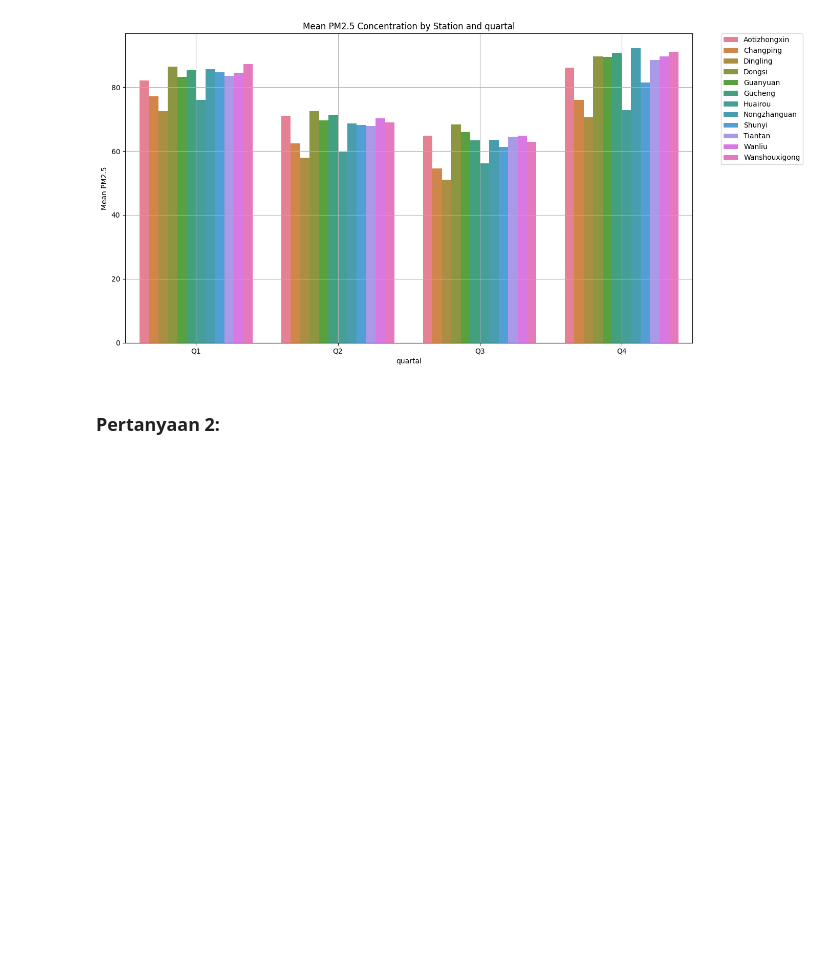
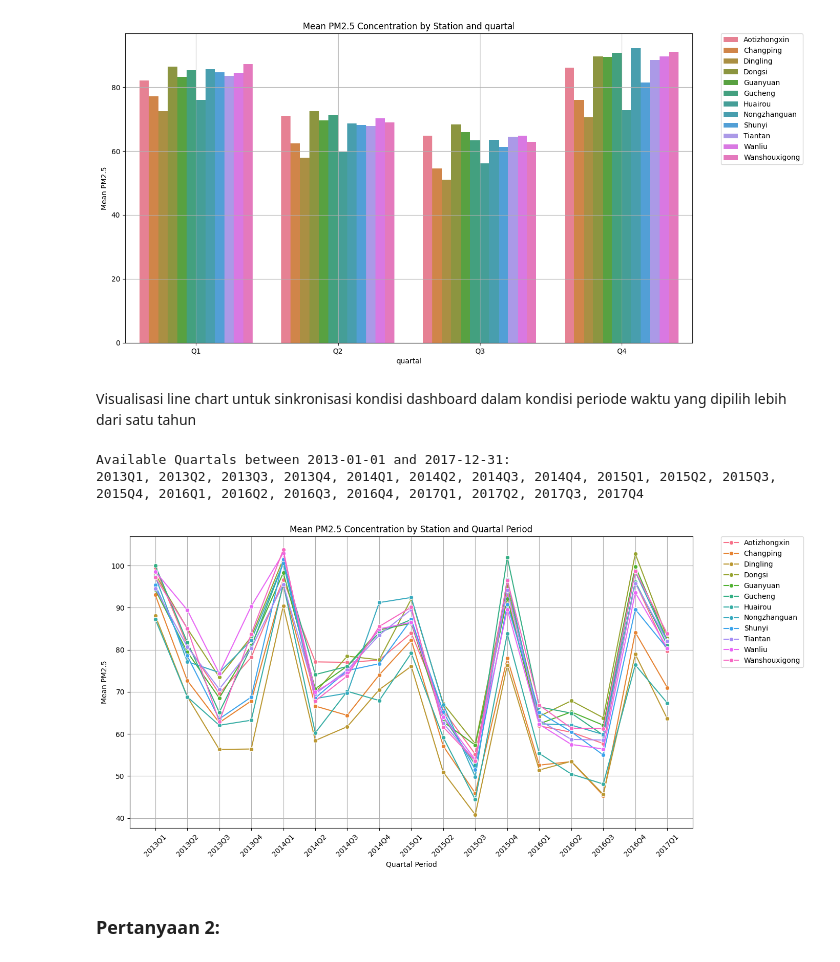
Before and after one commit to AdhiKrisna/Python-Data-Analisis-Krisna, a Jupyter notebook: notebook.ipynb, the cells around one changed output. Cells and saved outputs as stored; diff of their text form; code cells hidden in the pictures; blank space fills up the shorter version.

Commit message:
Update: revisi visualisasi line chart untuk kondisi periode waktu > 1 tahun

```diff
--- a/notebook.ipynb
+++ b/notebook.ipynb
@@ -602,6 +602,38 @@ plt.tight_layout()
 plt.show()
 # %% [output]
 [figure]
+# %% [markdown]
+Visualisasi line chart untuk sinkronisasi kondisi dashboard dalam kondisi periode waktu yang dipilih lebih dari satu tahun
+# %%
+start_date = '2013-01-01'
+end_date = '2017-12-31'
+
+# Generate available quartals within the date range
+available_quartals = pd.date_range(start=start_date, end=end_date, freq='Q-DEC').to_period('Q').astype(str)
+
+# Display the available quartals
+print(f"Available Quartals between {start_date} and {end_date}:")
+print(", ".join(available_quartals))
+
+# Filter the dataset to include only the available quartals
+used_df.loc[:, 'quartal_period'] = used_df['datetime'].dt.to_period('Q').astype(str)
+dynamic_quartal_stats = used_df[used_df['quartal_period'].isin(available_quartals)].groupby(['station', 'quartal_period'])['PM25'].agg(['mean', 'max', 'min']).reset_index()
+
+# Plot the dynamic quartal stats
+plt.figure(figsize=(14, 7))
+sns.lineplot(x='quartal_period', y='mean', hue='station', data=dynamic_quartal_stats, marker='o')
+plt.title('Mean PM2.5 Concentration by Station and Quartal Period')
+plt.ylabel('Mean PM2.5')
+plt.xlabel('Quartal Period')
+plt.grid(True)
+plt.legend(bbox_to_anchor=(1.05, 1), loc='upper left', borderaxespad=0)
+plt.xticks(rotation=45)
+plt.tight_layout()
+plt.show()
+# %% [output]
+Available Quartals between 2013-01-01 and 2017-12-31:
+2013Q1, 2013Q2, 2013Q3, 2013Q4, 2014Q1, 2014Q2, 2014Q3, 2014Q4, 2015Q1, 2015Q2, 2015Q3, 2015Q4, 2016Q1, 2016Q2, 2016Q3, 2016Q4, 2017Q1, 2017Q2, 2017Q3, 2017Q4
+[figure, added]
 # %% [markdown]
 ### Pertanyaan 2:
 # %%
```
Also changed, not shown: parts of 1 cell of this notebook.
